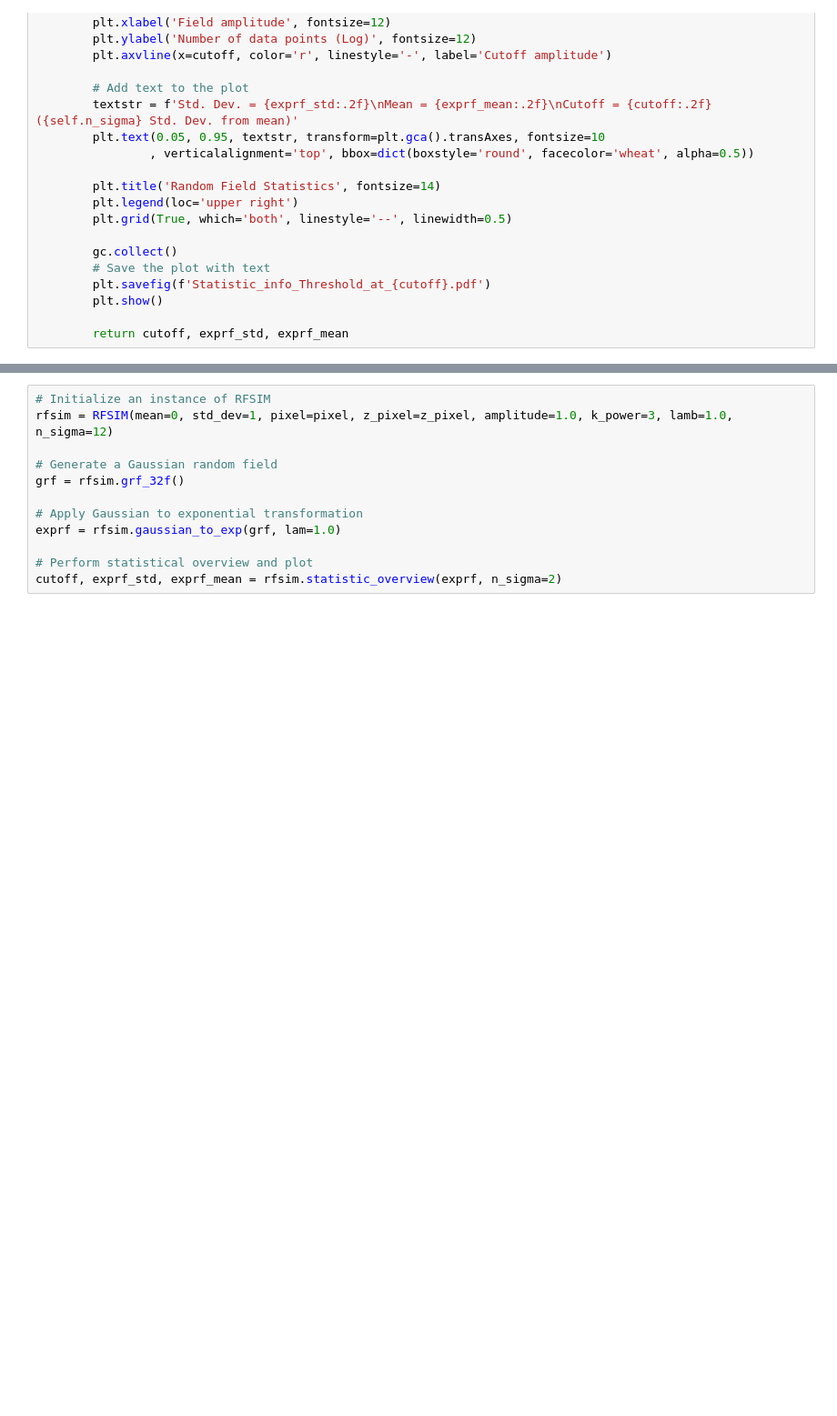
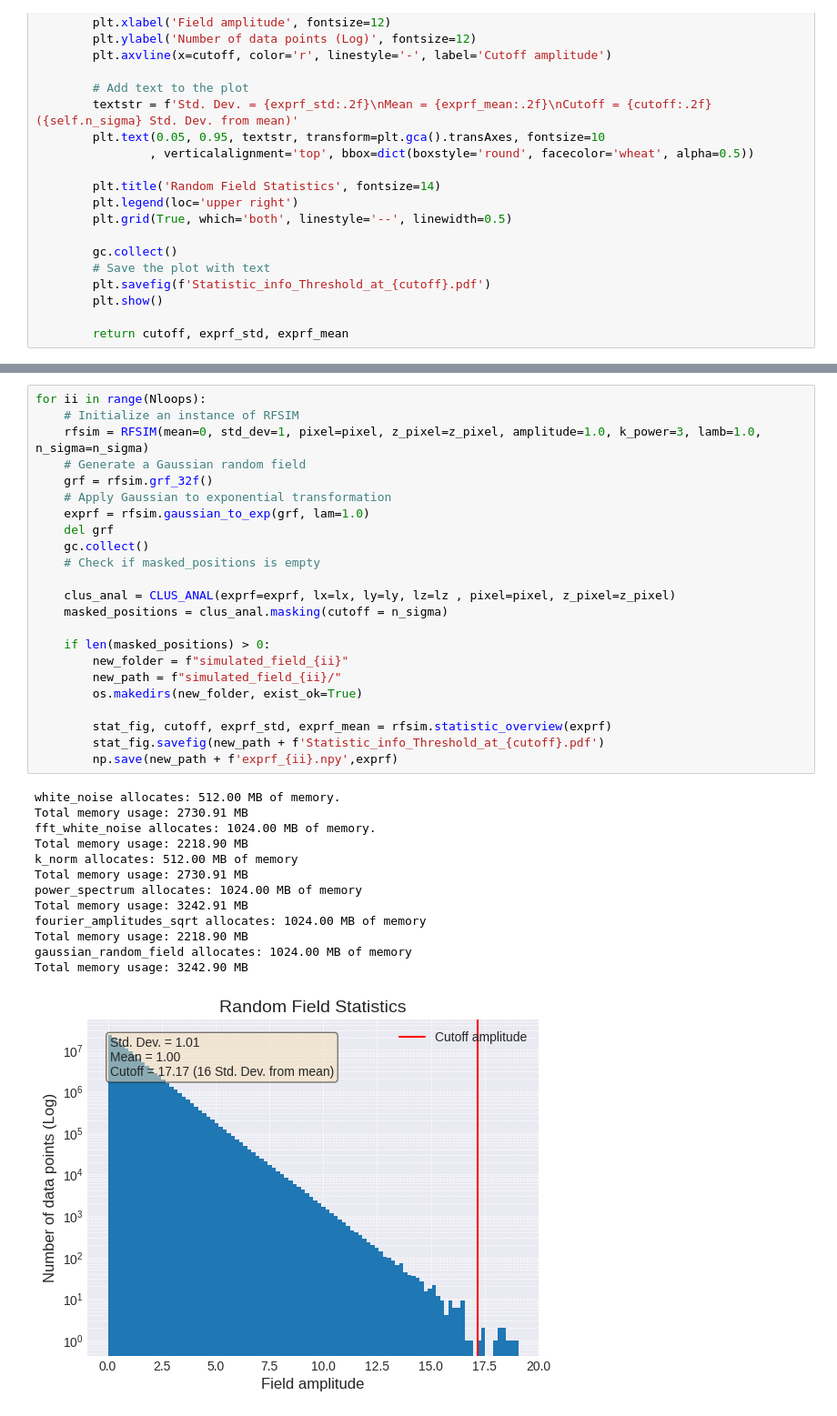
Before and after one commit to khchoi-physik/pbh_simulations, a Jupyter notebook: RFSIMS.ipynb, the cells around one changed output, grey strips where cells are left out. Shown at 91% size. Cells and saved outputs as stored; diff of their text form; blank space fills up the shorter version.

```diff
--- a/RFSIMS.ipynb
+++ b/RFSIMS.ipynb
@@ -361,15 +419,40 @@ lz = l
 # %%
-# Initialize an instance of RFSIM
-rfsim = RFSIM(mean=0, std_dev=1, pixel=pixel, z_pixel=z_pixel, amplitude=1.0, k_power=3, lamb=1.0, n_sigma=12)
+for ii in range(Nloops):
+    # Initialize an instance of RFSIM
+    rfsim = RFSIM(mean=0, std_dev=1, pixel=pixel, z_pixel=z_pixel, amplitude=1.0, k_power=3, lamb=1.0, n_sigma=n_sigma)
+    # Generate a Gaussian random field
+    grf = rfsim.grf_32f()
+    # Apply Gaussian to exponential transformation
+    exprf = rfsim.gaussian_to_exp(grf, lam=1.0)
+    del grf
+    gc.collect()
+    # Check if masked_positions is empty
 
-# Generate a Gaussian random field
-grf = rfsim.grf_32f()
+    clus_anal = CLUS_ANAL(exprf=exprf, lx=lx, ly=ly, lz=lz , pixel=pixel, z_pixel=z_pixel)
+    masked_positions = clus_anal.masking(cutoff = n_sigma)
 
-# Apply Gaussian to exponential transformation
-exprf = rfsim.gaussian_to_exp(grf, lam=1.0)
+    if len(masked_positions) > 0:
+        new_folder = f"simulated_field_{ii}"
+        new_path = f"simulated_field_{ii}/"
+        os.makedirs(new_folder, exist_ok=True)
 
-# Perform statistical overview and plot
-cutoff, exprf_std, exprf_mean = rfsim.statistic_overview(exprf, n_sigma=2)
+        stat_fig, cutoff, exprf_std, exprf_mean = rfsim.statistic_overview(exprf)
+        stat_fig.savefig(new_path + f'Statistic_info_Threshold_at_{cutoff}.pdf')
+        np.save(new_path + f'exprf_{ii}.npy',exprf)
+# %% [output]
+white_noise allocates: 512.00 MB of memory.
+Total memory usage: 2730.91 MB
+fft_white_noise allocates: 1024.00 MB of memory.
+Total memory usage: 2218.90 MB
+k_norm allocates: 512.00 MB of memory
+Total memory usage: 2730.91 MB
+power_spectrum allocates: 1024.00 MB of memory
+Total memory usage: 3242.91 MB
+fourier_amplitudes_sqrt allocates: 1024.00 MB of memory
+Total memory usage: 2218.90 MB
+gaussian_random_field allocates: 1024.00 MB of memory
+Total memory usage: 3242.90 MB
+[figure, added]
 # %%
 # Initialize an instance of RFSIM
 clus_anal = CLUS_ANAL(exprf=exprf, lx=lx, ly=ly, lz=lz , pixel=pixel, z_pixel=z_pixel)
```
Also changed, not shown: parts of 7 cells of this notebook.
